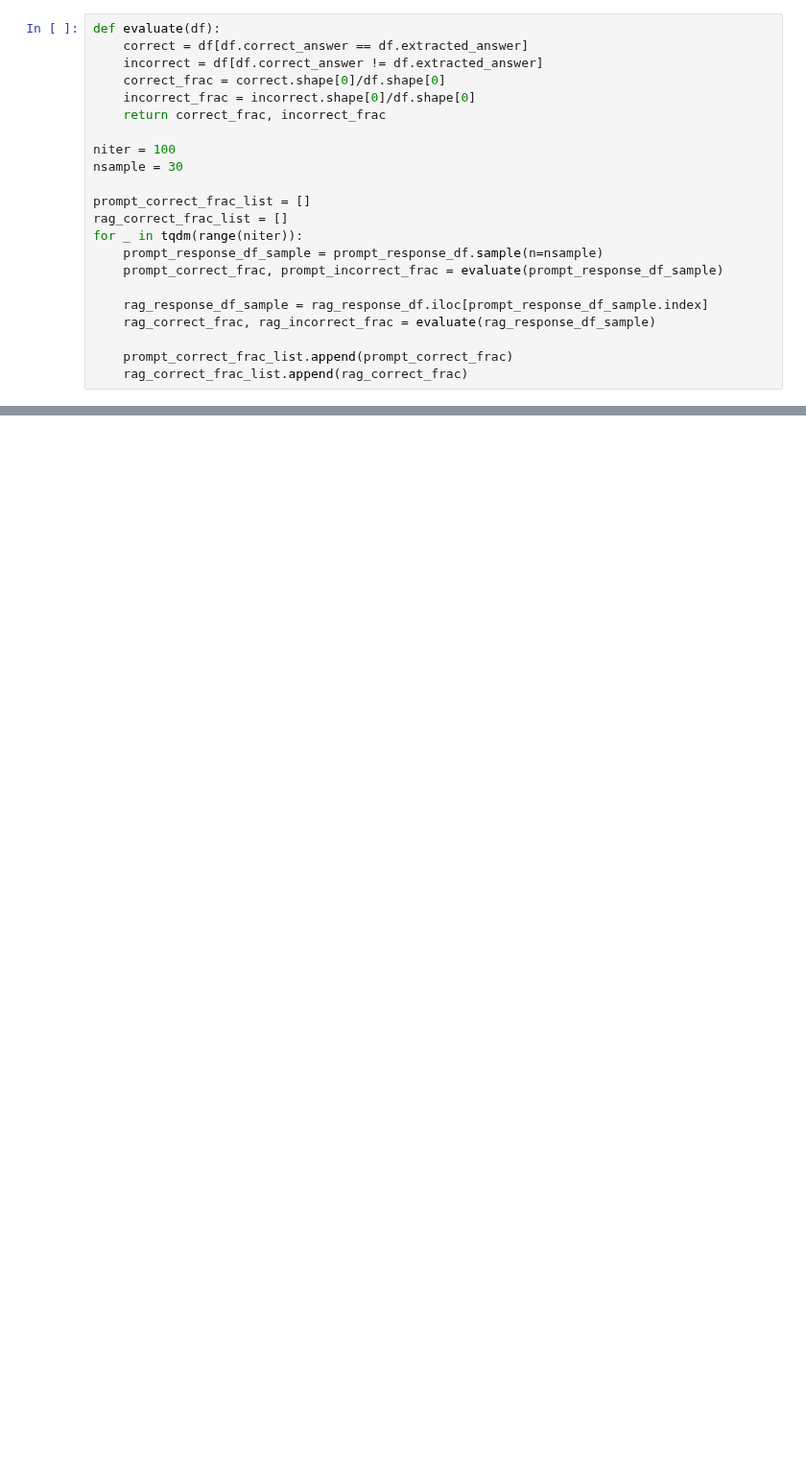
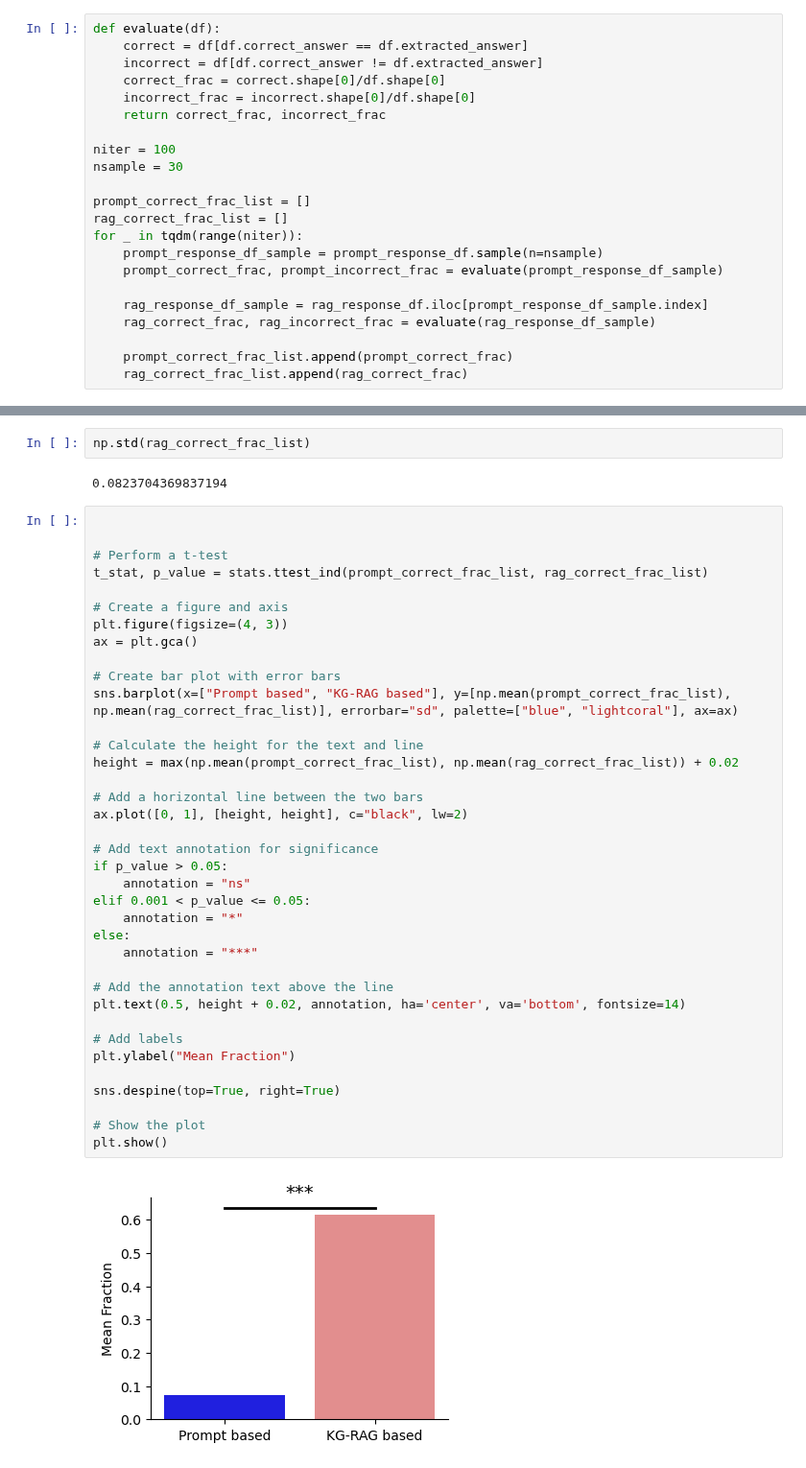
Before and after one commit to BaranziniLab/KG_RAG, a Jupyter notebook: codes/llm_notebooks/analysis/test_questions_mcq_response_comparative_analysys_llama.ipynb, the cells around one changed output, grey strips where cells are left out. Shown at 96% size. Cells and saved outputs as stored; diff of their text form; blank space fills up the shorter version.

```diff
--- a/codes/llm_notebooks/analysis/test_questions_mcq_response_comparative_analysys_llama.ipynb
+++ b/codes/llm_notebooks/analysis/test_questions_mcq_response_comparative_analysys_llama.ipynb
@@ -53,0 +88,43 @@ for _ in tqdm(range(niter)):
+# %%
+np.std(rag_correct_frac_list)
+# %% [output]
+0.0823704369837194
+# %%
+
+
+# Perform a t-test
+t_stat, p_value = stats.ttest_ind(prompt_correct_frac_list, rag_correct_frac_list)
+
+# Create a figure and axis
+plt.figure(figsize=(4, 3))
+ax = plt.gca()
+
+# Create bar plot with error bars
+sns.barplot(x=["Prompt based", "KG-RAG based"], y=[np.mean(prompt_correct_frac_list), np.mean(rag_correct_frac_list)], errorbar="sd", palette=["blue", "lightcoral"], ax=ax)
+
+# Calculate the height for the text and line
+height = max(np.mean(prompt_correct_frac_list), np.mean(rag_correct_frac_list)) + 0.02
+
+# Add a horizontal line between the two bars
+ax.plot([0, 1], [height, height], c="black", lw=2)
+
+# Add text annotation for significance
+if p_value > 0.05:
+    annotation = "ns"
+elif 0.001 < p_value <= 0.05:
+    annotation = "*"
+else:
+    annotation = "***"
+
+# Add the annotation text above the line
+plt.text(0.5, height + 0.02, annotation, ha='center', va='bottom', fontsize=14)
+
+# Add labels
+plt.ylabel("Mean Fraction")
+
+sns.despine(top=True, right=True)
+
+# Show the plot
+plt.show()
+# %% [output]
+[figure, added]
```
Also changed, not shown: parts of 5 cells of this notebook, 4 other files.
